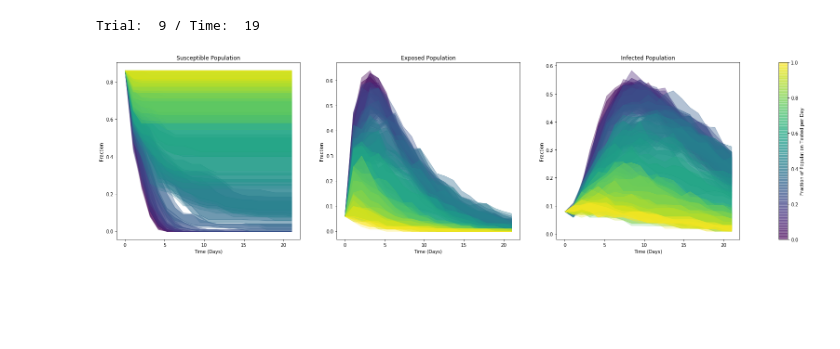
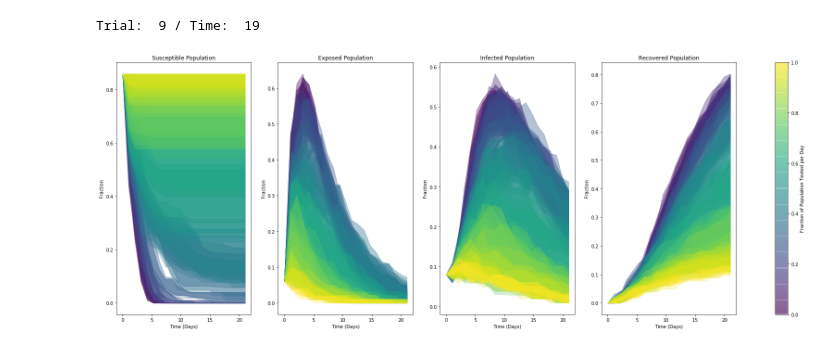
Before and after one commit to reakan/caltech_covid_model, a Jupyter notebook: RL/random_testing_exploration.ipynb, the cells around one changed output. Cells and saved outputs as stored; diff of their text form; code cells hidden in the pictures; blank space fills up the shorter version.

Commit message:
changed random testing plot

```diff
--- a/RL/random_testing_exploration.ipynb
+++ b/RL/random_testing_exploration.ipynb
@@ -56,31 +56,33 @@ Trial:  9 / Time:  19
 percentiles = [modelutils.gen_percentiles(tseries_list[x]) for x in range(len(ntests))]
 # #percentiles is a ntests long list of 6xntimepointsx5 array describing the confidence intervals for plotting
 # %%
-fig,ax = plt.subplots(figsize=(30,7),ncols=3)
+fig,ax = plt.subplots(figsize=(30,10),ncols=4)
 
 xax = np.linspace(0,tsteps,tsteps)
 colorarray = np.linspace(0,1,len(ntests))
 alphalist = np.linspace(0.25,0.5,3)
 
-for ax_idx in range(3):
+for ax_idx in range(4):
     #going left to right, starting with susceptible
     ax[ax_idx].set_xlabel('Time (Days)')
     ax[ax_idx].set_ylabel('Fraction')
     for test_idx in range(len(ntests)):
         current_percentiles = percentiles[test_idx]
         for conf_idx in range(3):
             pcm=ax[ax_idx].fill_between(xax,
                                     current_percentiles[conf_idx,:,ax_idx]/npeople,
                                     current_percentiles[conf_idx+2,:,ax_idx]/npeople,
                                     color=cmap(colorarray[test_idx]),
                                     alpha=alphalist[conf_idx])
 
 ax[0].set_title('Susceptible Population')
 ax[1].set_title('Exposed Population')
 ax[2].set_title('Infected Population')
+ax[3].set_title('Recovered Population')
+
 cbar = fig.colorbar(pcm,
                     ax=ax[:],
                     label='Fraction of Population Tested per Day',)
 plt.savefig('random_policy_fig.png')
 # %% [output]
-[figure, old version]
+[figure, new version]
```
Also changed, not shown: 2 other files.
